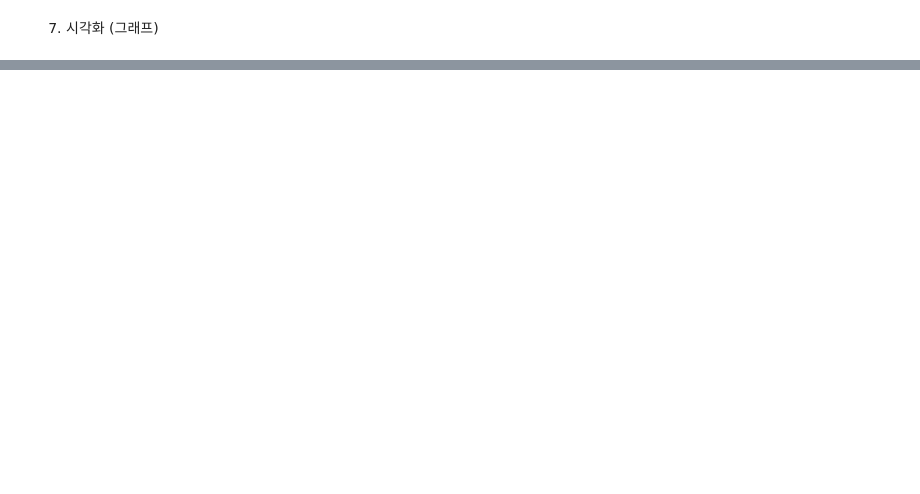
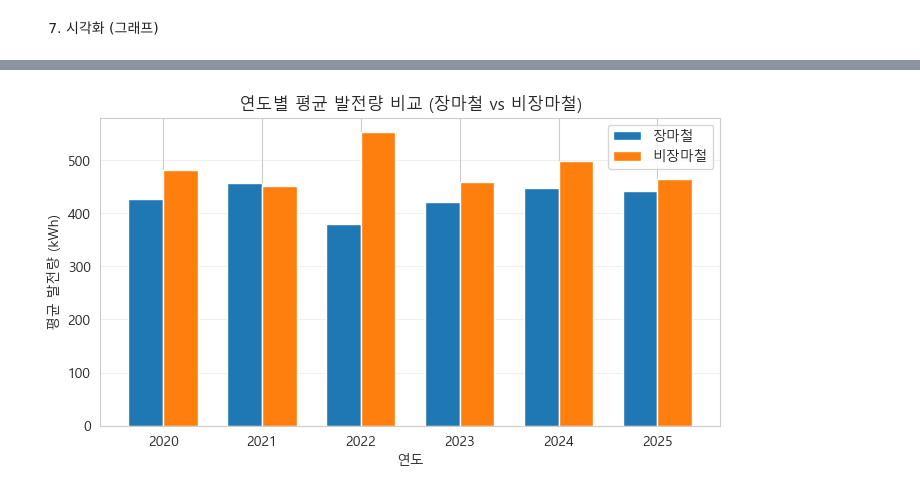
Before and after one commit to Subin928/RE_data_project, a Jupyter notebook: RE_data_project_idea.ipynb, the cells around one changed output, grey strips where cells are left out. Drawn from its saved outputs; the diff is of its cells as text; code cells hidden in the pictures; blank space fills up the shorter version.

```diff
--- a/RE_data_project_idea.ipynb
+++ b/RE_data_project_idea.ipynb
@@ -340,0 +402,22 @@ plt.show()
+# %%
+# 연도 컬럼 (이미 있으면 생략)
+solar_67['연도'] = solar_67['일시'].dt.year
+solar_45['연도'] = solar_45['일시'].dt.year
+# 연도별 평균 발전량
+yearly_rain = solar_67.groupby('연도')['발전량(kWh)'].mean()
+yearly_dry  = solar_45.groupby('연도')['발전량(kWh)'].mean()
+years = sorted(set(yearly_rain.index) & set(yearly_dry.index))
+x = np.arange(len(years))
+width = 0.35
+plt.figure(figsize=(8,4))
+plt.bar(x - width/2, yearly_rain.loc[years], width, label='장마철')
+plt.bar(x + width/2, yearly_dry.loc[years],  width, label='비장마철')
+plt.xticks(x, years)
+plt.title('연도별 평균 발전량 비교 (장마철 vs 비장마철)')
+plt.xlabel('연도')
+plt.ylabel('평균 발전량 (kWh)')
+plt.legend()
+plt.grid(axis='y', alpha=0.3)
+plt.show()
+# %% [output]
+[figure, added]
```
Also changed, not shown: parts of 15 cells of this notebook.
